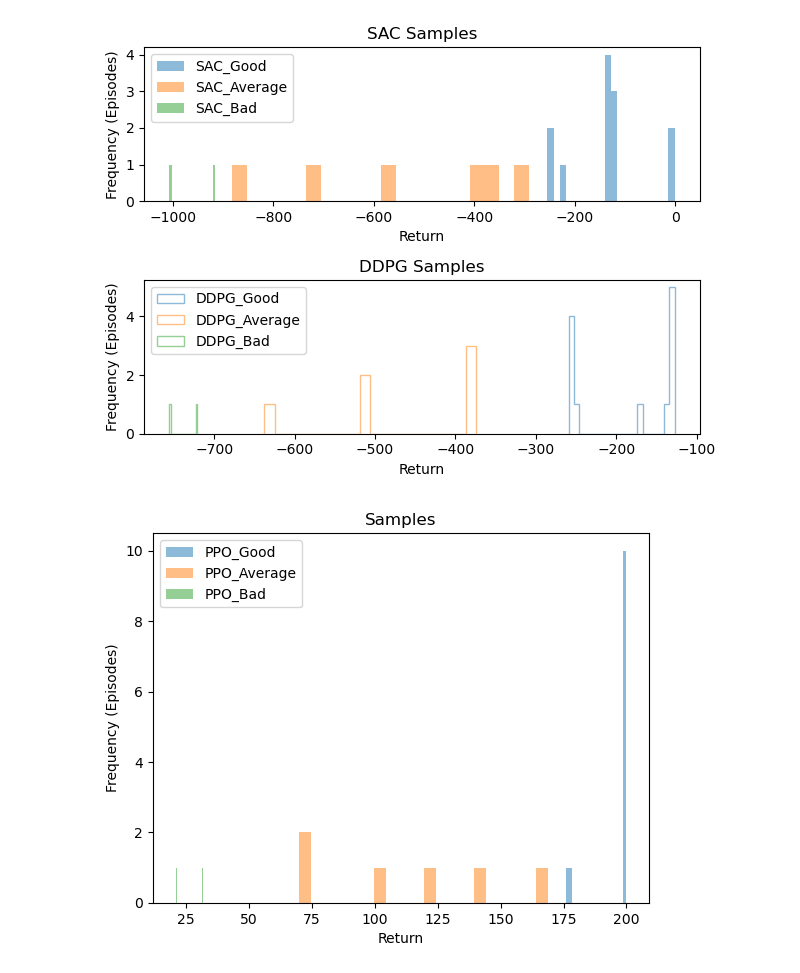
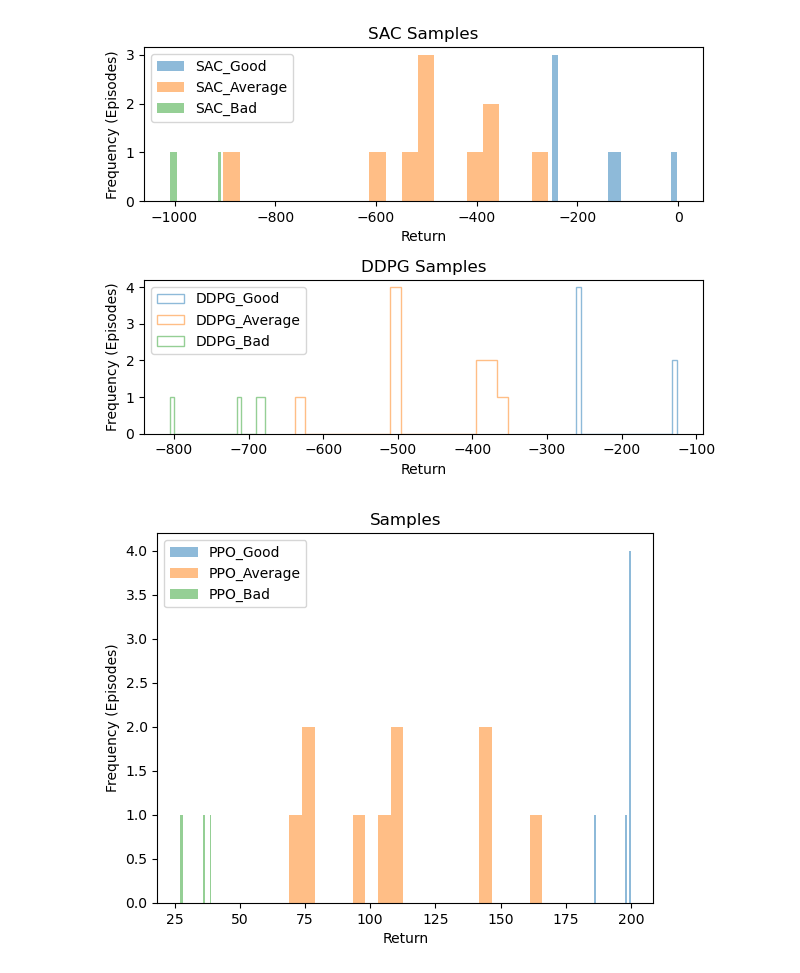
Before and after one commit to RanZhu1989/RL_PlayGround, a Jupyter notebook: Offline_RL/Make_Dataset.ipynb, the cells around one changed output. Cells and saved outputs as stored; diff of their text form; code cells hidden in the pictures.

```diff
--- a/Offline_RL/Make_Dataset.ipynb
+++ b/Offline_RL/Make_Dataset.ipynb
@@ -263,12 +263,12 @@ Choose the ratio of good, average, and bad samples
 # good_indices_ddpg, average_indices_ddpg, bad_indices_ddpg = sample_rewards_indices(rewards_ddpg, 0.1, 0.4, 0.5, 20,10,70)
 
 # regular data
-# good_indices_sac, average_indices_sac, bad_indices_sac = sample_rewards_indices(rewards_sac,  0.3, 0.5, 0.2, 20,10,70)
-# good_indices_ddpg, average_indices_ddpg, bad_indices_ddpg = sample_rewards_indices(rewards_ddpg, 0.3, 0.5, 0.2, 20,10,70)
+good_indices_sac, average_indices_sac, bad_indices_sac = sample_rewards_indices(rewards_sac,  0.3, 0.5, 0.2, 20,10,70)
+good_indices_ddpg, average_indices_ddpg, bad_indices_ddpg = sample_rewards_indices(rewards_ddpg, 0.3, 0.5, 0.2, 20,10,70)
 
 # good data
-good_indices_sac, average_indices_sac, bad_indices_sac = sample_rewards_indices(rewards_sac,  0.6, 0.3, 0.1, 20,10,70)
-good_indices_ddpg, average_indices_ddpg, bad_indices_ddpg = sample_rewards_indices(rewards_ddpg, 0.6, 0.3, 0.1, 20,10,70)
+# good_indices_sac, average_indices_sac, bad_indices_sac = sample_rewards_indices(rewards_sac,  0.6, 0.3, 0.1, 20,10,70)
+# good_indices_ddpg, average_indices_ddpg, bad_indices_ddpg = sample_rewards_indices(rewards_ddpg, 0.6, 0.3, 0.1, 20,10,70)
 
 
 fig, (ax1, ax2) = plt.subplots(nrows=2, ncols=1)
@@ -294,27 +294,27 @@ ax2.set_title('DDPG Samples')
 plt.tight_layout()
 plt.show()
 # %% [output]
-[figure, old version]
+[figure, new version]
 # %%
 # poor data
 # good_indices_ppo, average_indices_ppo, bad_indices_ppo = sample_rewards_indices(rewards_ppo_merged, 0.1, 0.4, 0.5, 20,10,70)
 
 # regular data
-# good_indices_ppo, average_indices_ppo, bad_indices_ppo = sample_rewards_indices(rewards_ppo_merged, 0.3, 0.5, 0.2, 20,10,70)
+good_indices_ppo, average_indices_ppo, bad_indices_ppo = sample_rewards_indices(rewards_ppo_merged, 0.3, 0.5, 0.2, 20,10,70)
 
 # good data
-good_indices_ppo, average_indices_ppo, bad_indices_ppo = sample_rewards_indices(rewards_ppo_merged, 0.6, 0.3, 0.1, 20,10,70)
+# good_indices_ppo, average_indices_ppo, bad_indices_ppo = sample_rewards_indices(rewards_ppo_merged, 0.6, 0.3, 0.1, 20,10,70)
 
 plt.hist(rewards_ppo_merged[good_indices_ppo], bins=20, alpha=0.5, label='PPO_Good')
 plt.hist(rewards_ppo_merged[average_indices_ppo], bins=20, alpha=0.5, label='PPO_Average')
 plt.hist(rewards_ppo_merged[bad_indices_ppo], bins=20, alpha=0.5, label='PPO_Bad')
 plt.xlabel('Return')
 plt.ylabel('Frequency (Episodes)')
 plt.title('Samples')
 plt.legend()
 plt.show()
 # %% [output]
-[figure, old version]
+[figure, new version]
 # %%
 def save_as_buffer(saved_obs, saved_actions, saved_rewards, saved_next_states, saved_dones, buffer_capacity, filename):
     buffer = Buffer(buffer_capacity)
```
Also changed, not shown: parts of 3 cells of this notebook, 11 other files.
